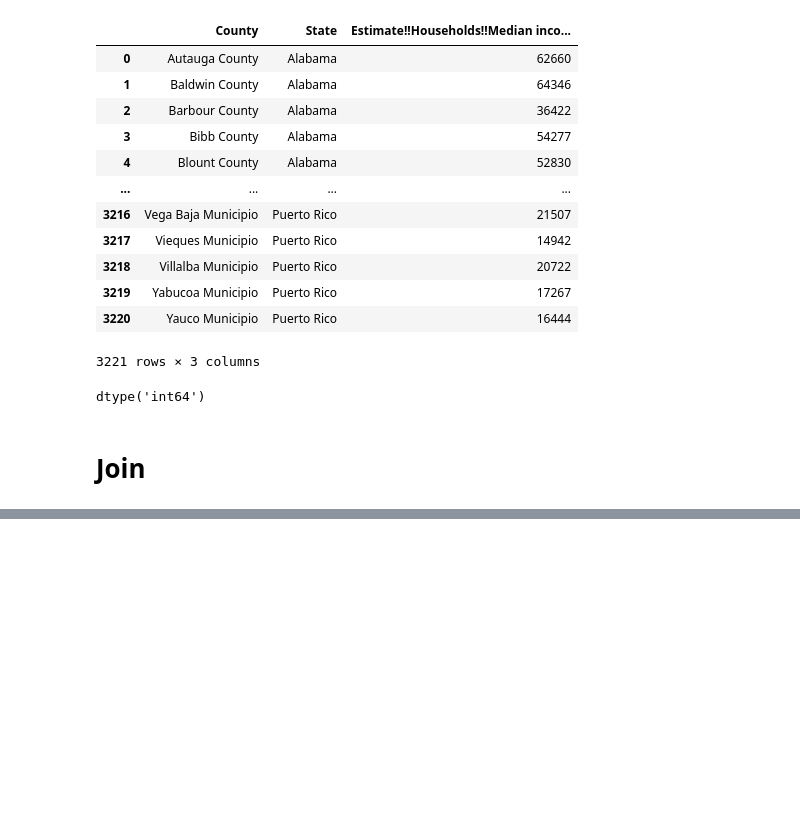
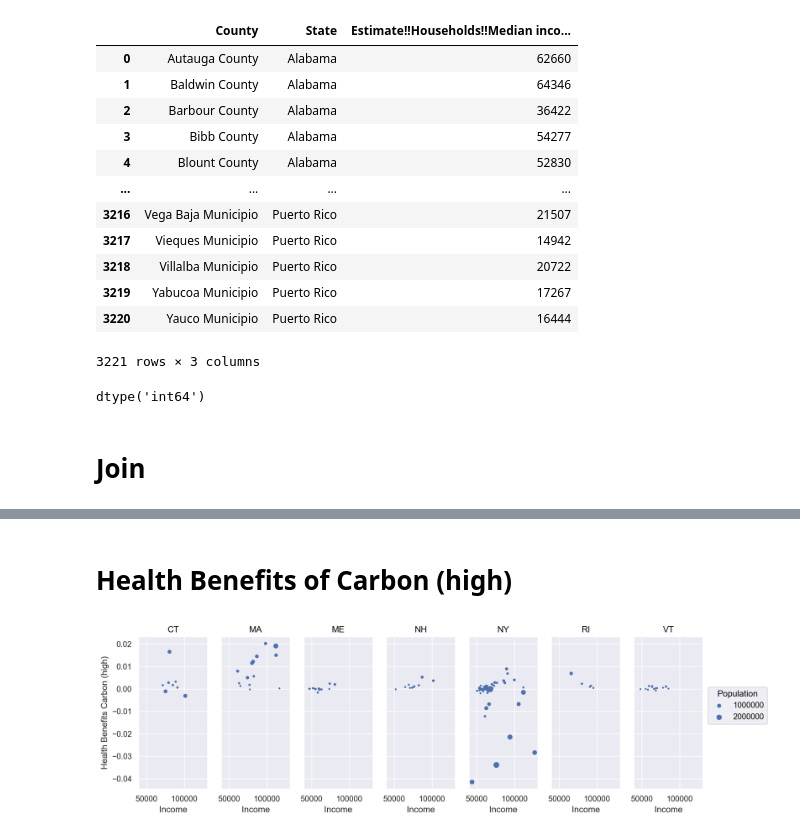
Before and after one commit to elizrgrs/powersystemspublichealth, a Jupyter notebook: dataprocessing/plotting_chris.ipynb, the cells around one changed output, grey strips where cells are left out. Drawn from its saved outputs; the diff is of its cells as text; code cells hidden in the pictures; blank space fills up the shorter version.

```diff
--- a/dataprocessing/plotting_chris.ipynb
+++ b/dataprocessing/plotting_chris.ipynb
@@ -367,0 +535,17 @@ inner = NE_highhealth.join([NE_pop_comp, NE_income_comp], how='inner').reset_ind
+# %% [markdown]
+# Health Benefits of Carbon (high)
+# %%
+
+(
+    so.Plot(
+        inner,
+        x='Income',
+        y='Health Benefits Carbon (high)',
+        # color='State',
+        pointsize='Population')
+    .add(so.Dot())
+    .facet(col='State')
+    .layout(size=(12, 4))
+)
+# %% [output]
+[figure, added]
```
Also changed, not shown: parts of 26 cells of this notebook.
